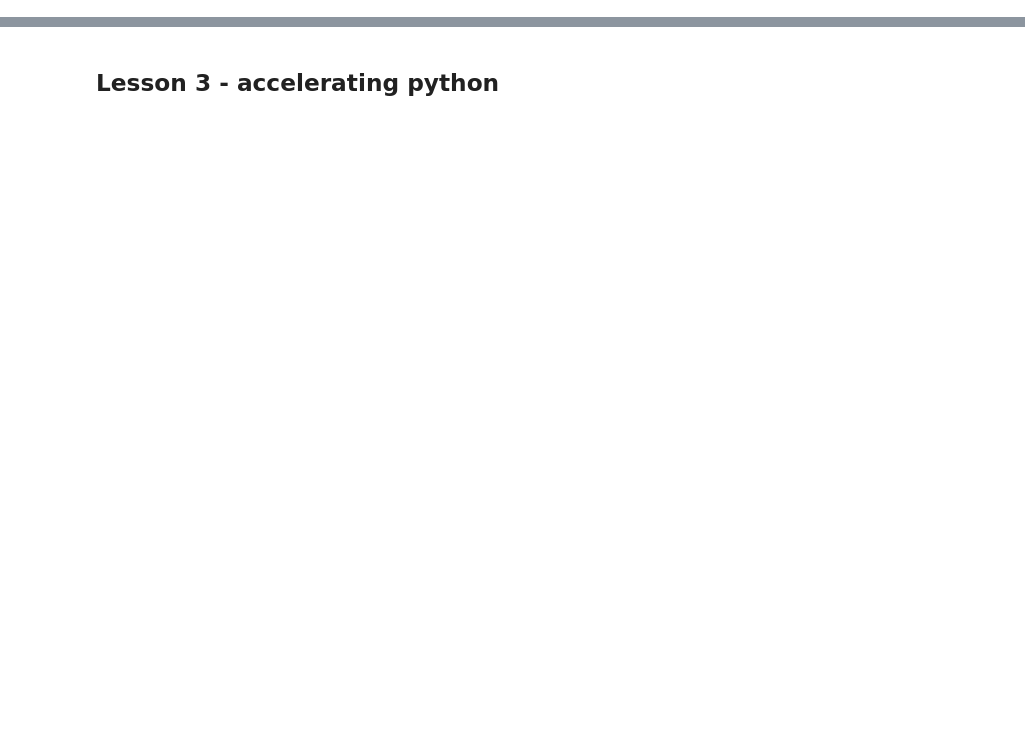
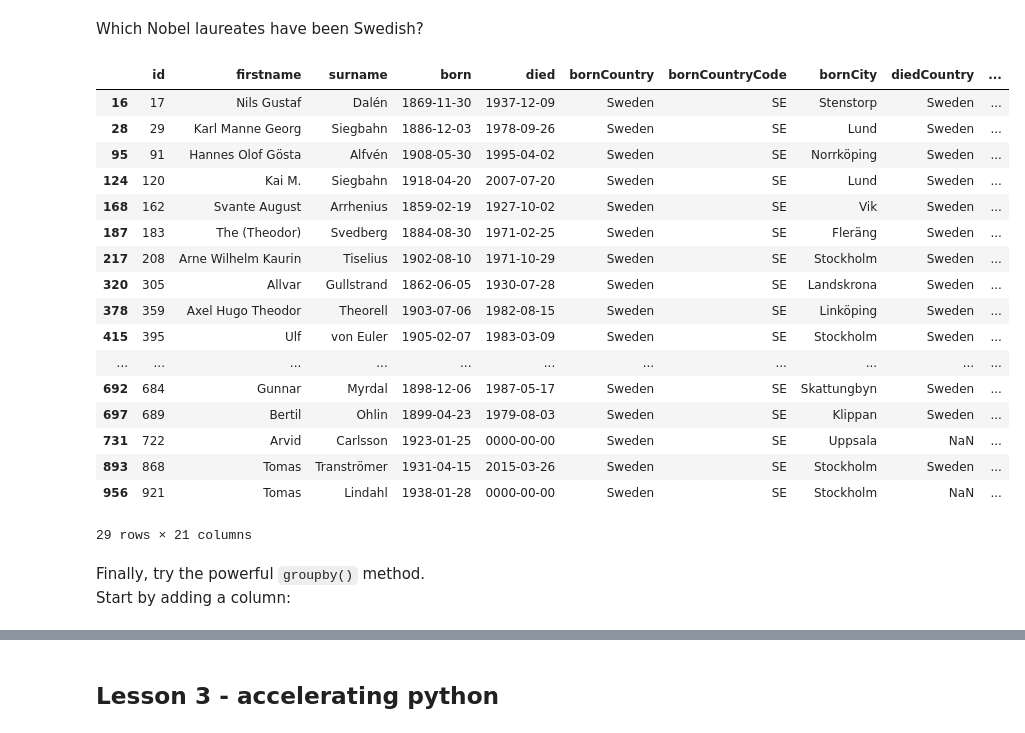
Before and after one commit to coderefinery/jupyter, a Jupyter notebook: solutions.ipynb, the cells around one changed output, grey strips where cells are left out. Cells and saved outputs as stored; diff of their text form; code cells hidden in the pictures; blank space fills up the shorter version.

```diff
--- a/solutions.ipynb
+++ b/solutions.ipynb
@@ -96,0 +203,26 @@ toppings_tidy[toppings_tidy["Ingredient"] == "Ham"]
+# %% [markdown]
+Which Nobel laureates have been Swedish?
+# %%
+nobel.loc[nobel["bornCountry"] == "Sweden"]
+# %% [output]
+|  | id | firstname | surname | born | died | bornCountry | bornCountryCode | bornCity | diedCountry | ... |
+| 16 | 17 | Nils Gustaf | Dalén | 1869-11-30 | 1937-12-09 | Sweden | SE | Stenstorp | Sweden | ... |
+| 28 | 29 | Karl Manne Georg | Siegbahn | 1886-12-03 | 1978-09-26 | Sweden | SE | Lund | Sweden | ... |
+| 95 | 91 | Hannes Olof Gösta | Alfvén | 1908-05-30 | 1995-04-02 | Sweden | SE | Norrköping | Sweden | ... |
+| 124 | 120 | Kai M. | Siegbahn | 1918-04-20 | 2007-07-20 | Sweden | SE | Lund | Sweden | ... |
+| 168 | 162 | Svante August | Arrhenius | 1859-02-19 | 1927-10-02 | Sweden | SE | Vik | Sweden | ... |
+| 187 | 183 | The (Theodor) | Svedberg | 1884-08-30 | 1971-02-25 | Sweden | SE | Fleräng | Sweden | ... |
+| 217 | 208 | Arne Wilhelm Kaurin | Tiselius | 1902-08-10 | 1971-10-29 | Sweden | SE | Stockholm | Sweden | ... |
+| 320 | 305 | Allvar | Gullstrand | 1862-06-05 | 1930-07-28 | Sweden | SE | Landskrona | Sweden | ... |
+| 378 | 359 | Axel Hugo Theodor | Theorell | 1903-07-06 | 1982-08-15 | Sweden | SE | Linköping | Sweden | ... |
+| 415 | 395 | Ulf | von Euler | 1905-02-07 | 1983-03-09 | Sweden | SE | Stockholm | Sweden | ... |
+| ... | ... | ... | ... | ... | ... | ... | ... | ... | ... | ... |
+| 692 | 684 | Gunnar | Myrdal | 1898-12-06 | 1987-05-17 | Sweden | SE | Skattungbyn | Sweden | ... |
+| 697 | 689 | Bertil | Ohlin | 1899-04-23 | 1979-08-03 | Sweden | SE | Klippan | Sweden | ... |
+| 731 | 722 | Arvid | Carlsson | 1923-01-25 | 0000-00-00 | Sweden | SE | Uppsala | NaN | ... |
+| 893 | 868 | Tomas | Tranströmer | 1931-04-15 | 2015-03-26 | Sweden | SE | Stockholm | Sweden | ... |
+| 956 | 921 | Tomas | Lindahl | 1938-01-28 | 0000-00-00 | Sweden | SE | Stockholm | NaN | ... |
+29 rows × 21 columns
+# %% [markdown]
+Finally, try the powerful `groupby()` method.
+Start by adding a column:
```
Also changed, not shown: parts of 74 cells of this notebook.
